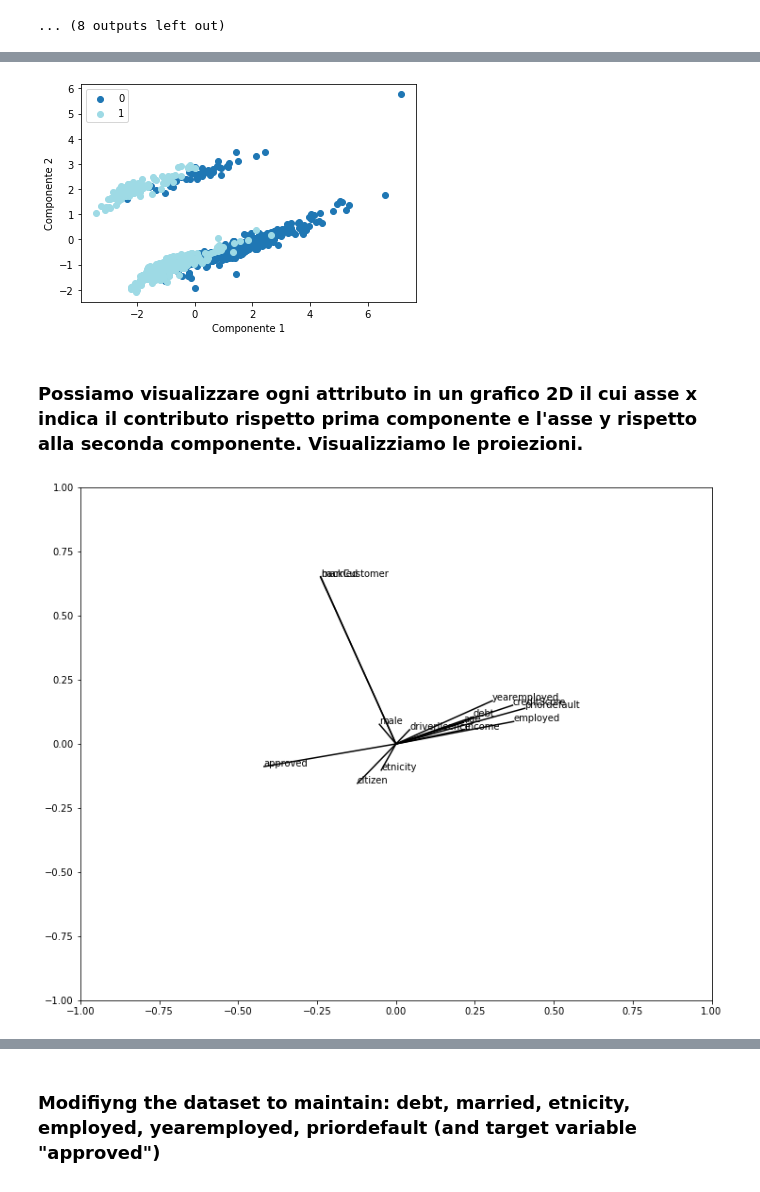
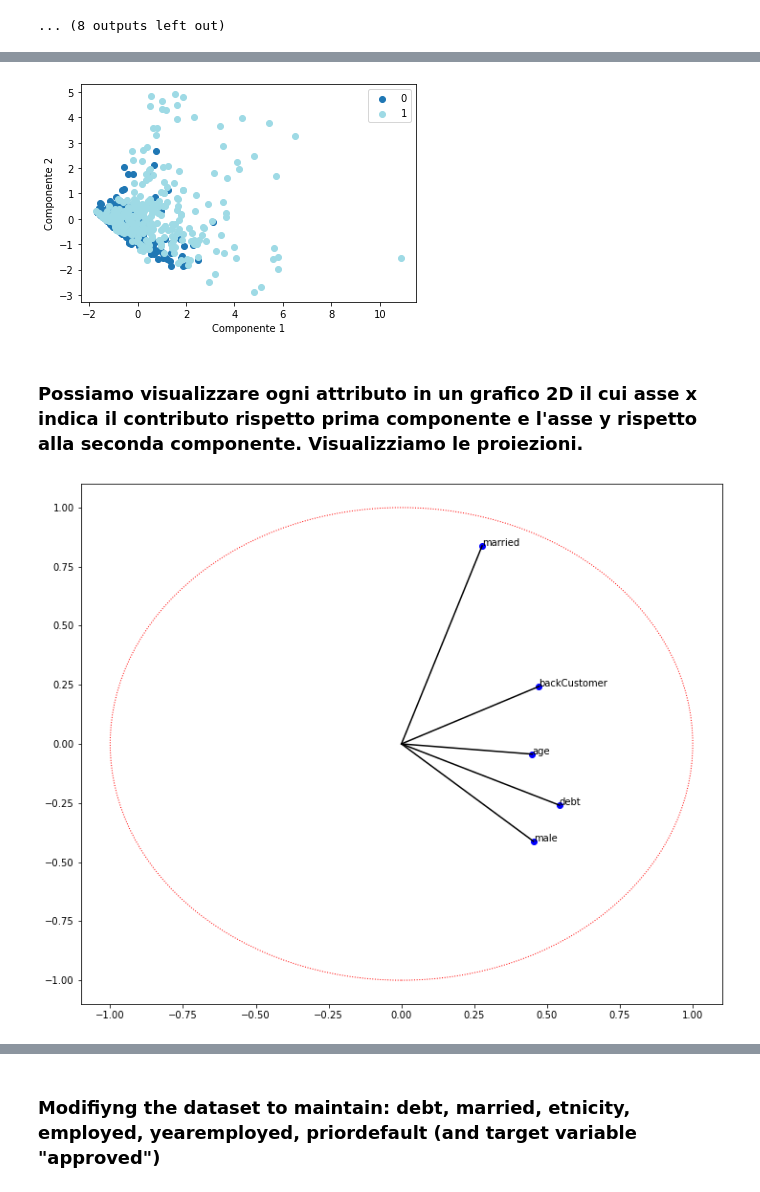
Before and after one commit to edoltl/ML-University-Project, a Jupyter notebook: project.ipynb, the cells around one changed output, grey strips where cells are left out. Drawn from its saved outputs; the diff is of its cells as text; code cells hidden in the pictures.

```diff
--- a/project.ipynb
+++ b/project.ipynb
@@ -205,8 +207,8 @@ Barplot for age with 'approved' = 1
 from sklearn.decomposition import PCA
 from sklearn.preprocessing import StandardScaler
 
+#SCALING THE NUMERICAL COLUMNS
 scaler = StandardScaler()
-scaled_data = scaler.fit_transform(cred)
-
+scaled_data = scaler.fit_transform(cred[numerical_columns])
 scaled_data
 # %% [output]
@@ -240,6 +236,6 @@ plt.show()
 # %%
-# TO REDUCE THE DIMENSIONALITY OF THE DATASET: LET'S KEEP ONLY 10 PRINCIPAL COMPONENTS
-pca = PCA(n_components=10).fit(scaled_data)
+# TO REDUCE THE DIMENSIONALITY OF THE DATASET: LET'S KEEP ONLY 4 PRINCIPAL COMPONENTS
+pca = PCA(n_components=4).fit(scaled_data)
 pca_data = pca.transform(scaled_data)
 # %%
 # LET'S QUANTIFY THE PERCENTAGE OF EXPLAINED VARIANCE FROM EACH COMPONENT
@@ -297,20 +280,30 @@ ax.legend()
 
 plt.show()
 # %% [output]
-[figure, old version]
+[figure, new version]
 # %% [markdown]
 ### Possiamo visualizzare ogni attributo in un grafico 2D il cui asse x indica il  contributo rispetto prima componente e l'asse y rispetto alla seconda componente. Visualizziamo le proiezioni.
 # %%
 pcs = pca.components_
-fig = plt.figure(figsize=(12, 10))
-ax = fig.add_subplot(1, 1, 1)
-ax.set_xlim([-1, 1])
-ax.set_ylim([-1, 1])
+fig, ax = plt.subplots(figsize=(12, 10))
 
+# Plot principal components
+ax.scatter(pcs[0, :], pcs[1, :], color='blue', marker='o')
+
+# Plot lines and labels
 for i, (x, y) in enumerate(zip(pcs[0, :], pcs[1, :])):
-    # plot line between origin and point (x, y)
     ax.plot([0, x], [0, y], color='k')
-    # display the label of the point
     ax.text(x, y, cred.columns[i], fontsize='10')
+
+# Plot the circle
+circle = plt.Circle((0, 0), 1, color='red', fill=False, linestyle='dotted')
+ax.add_artist(circle)
+
+# Set axis limits
+ax.set_xlim([-1.1, 1.1])
+ax.set_ylim([-1.1, 1.1])
+
+# Display the plot
+plt.show()
 # %% [output]
-[figure, old version]
+[figure, new version]
```
Also changed, not shown: parts of 22 cells of this notebook.
